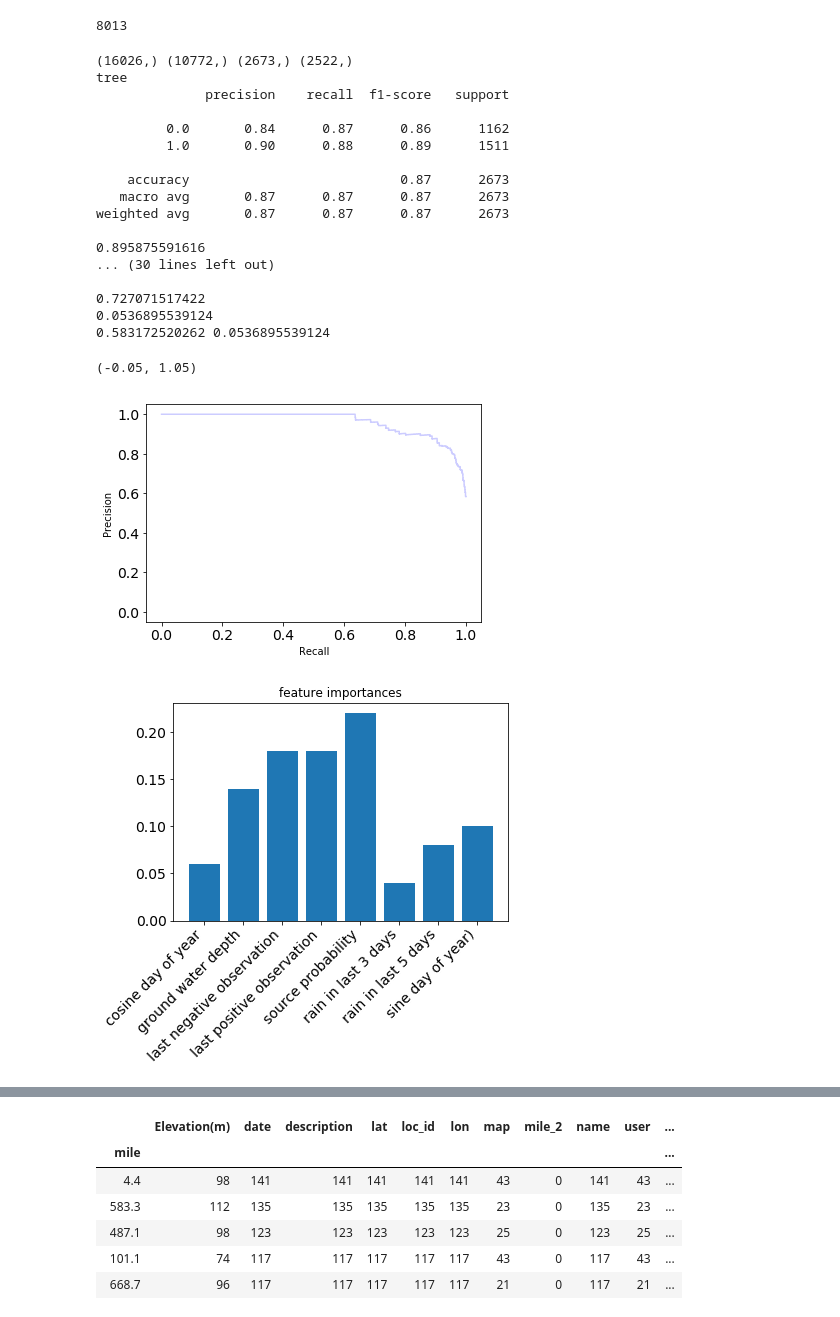
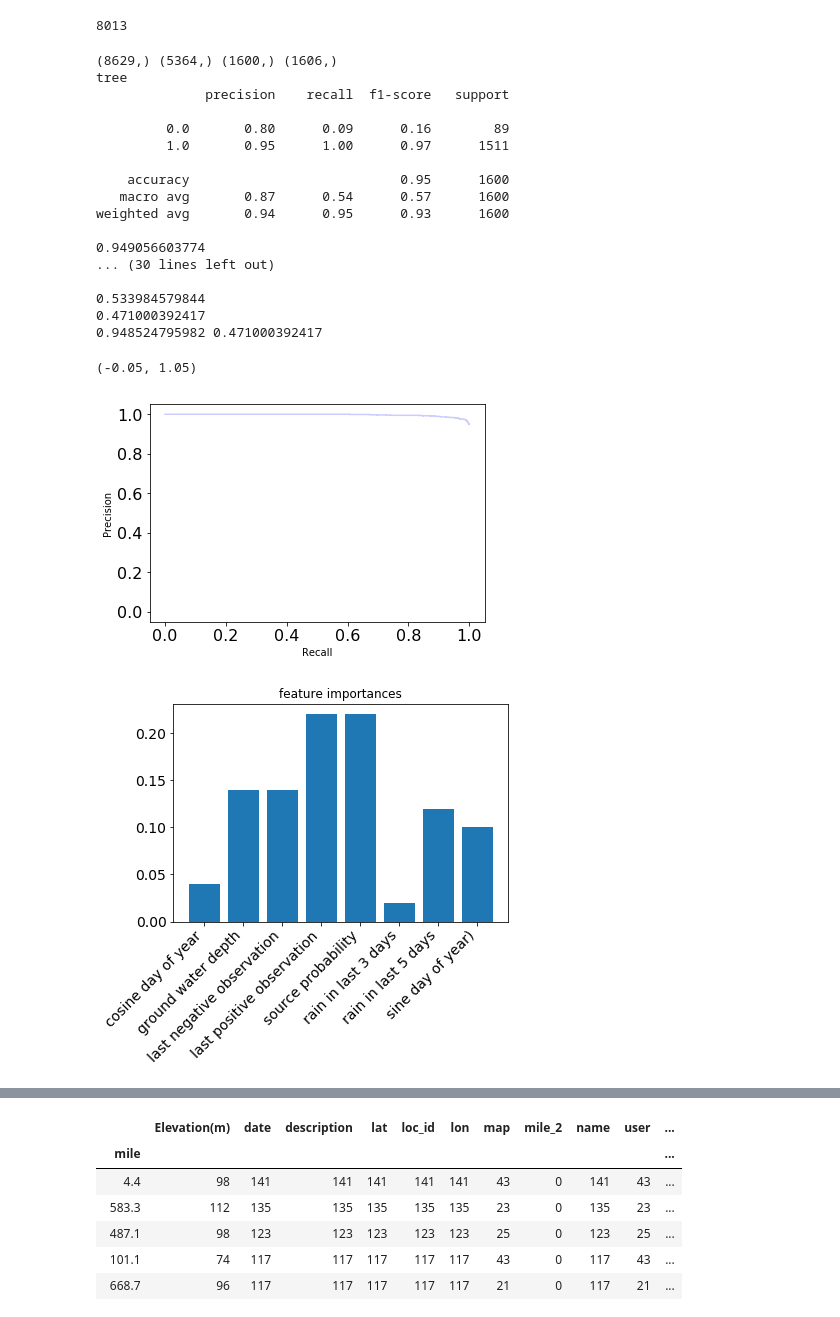
Before and after one commit to ishmandoo/trickle-tracker, a Jupyter notebook: predictor_combined.ipynb, the cells around one changed output, grey strips where cells are left out. Saved outputs shown, nothing was run; the diff lists cells and outputs as text; code cells hidden in the pictures.

```diff
--- a/predictor_combined.ipynb
+++ b/predictor_combined.ipynb
@@ -402,7 +402,7 @@ data[data.status == 1].shape[0]
 data_neg_over = data[data.status == 0].sample(data[data.status == 1].shape[0], replace=True)
 data_over = pd.concat([data[data.status == 1], data_neg_over], axis=0)
 
-#data_over = data
+data_over = data
 data_over = data_over.dropna(subset=['ground_water'])
 
 inputs = data_over[["rain_3_rel","rain_5_rel","last_pos_rel","last_neg_rel", "prob_exp", "sinDOY", "cosDOY","ground_water"]]
@@ -462,44 +462,44 @@ print(classification_report(y_valid, dummy_majority_cal.predict(X_valid)))
 #print('last')
 #print(classification_report(y_valid, X_valid.last_result))
 
 precision, recall, thresh = precision_recall_curve(y_valid, dt_cal.predict_proba(X_valid)[:,1])
 
 thresh_95 = min([t for (p, t) in zip(precision, thresh) if p > 0.95])
 thresh_50 = min([t for (p, t) in zip(precision, thresh) if p > 0.5])
 print(thresh_95)
 print(thresh_50)
 
 for p, t in zip(precision, thresh):
     if p > 0.5:
         print (p,t)
         break
 
 
 plt.step(recall, precision, color='b', alpha=0.2, where='post')
 plt.xlabel('Recall')
 plt.ylabel('Precision')
 plt.ylim([-0.05, 1.05])
 plt.xlim([-0.05, 1.05])
 # %% [output]
-(16026,) (10772,) (2673,) (2522,)
+(8629,) (5364,) (1600,) (1606,)
 tree
               precision    recall  f1-score   support
 
-         0.0       0.84      0.87      0.86      1162
-         1.0       0.90      0.88      0.89      1511
+         0.0       0.80      0.09      0.16        89
+         1.0       0.95      1.00      0.97      1511
 
-    accuracy                           0.87      2673
-   macro avg       0.87      0.87      0.87      2673
-weighted avg       0.87      0.87      0.87      2673
+    accuracy                           0.95      1600
+   macro avg       0.87      0.54      0.57      1600
+weighted avg       0.94      0.95      0.93      1600
 
-0.895875591616
+0.949056603774
 ... (30 lines left out)
 
-0.727071517422
-0.0536895539124
-0.583172520262 0.0536895539124
+0.533984579844
+0.471000392417
+0.948524795982 0.471000392417
 (-0.05, 1.05)
-[figure, old version]
+[figure, new version]
 # %%
 imp = dt.feature_importances_
 
@@ -513,7 +513,7 @@ ax.bar(X_test.columns, imp)
 ax.set_xticklabels( ["cosine day of year", "ground water depth", "last negative observation","last positive observation",  "source probability", "rain in last 3 days",  "rain in last 5 days", "sine day of year)"], rotation=45 , ha="right")
 plt.show()
 # %% [output]
-[figure, old version]
+[figure, new version]
 # %%
 
 fig = plt.figure(figsize=(8, 8))
```
Also changed, not shown: parts of 2 cells of this notebook, 1 other file.
